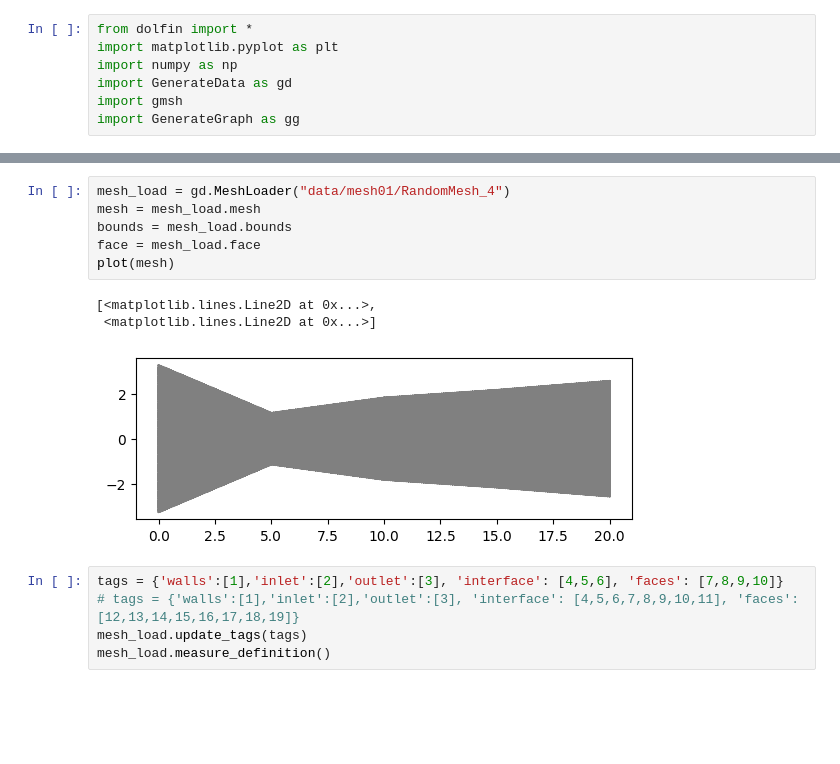
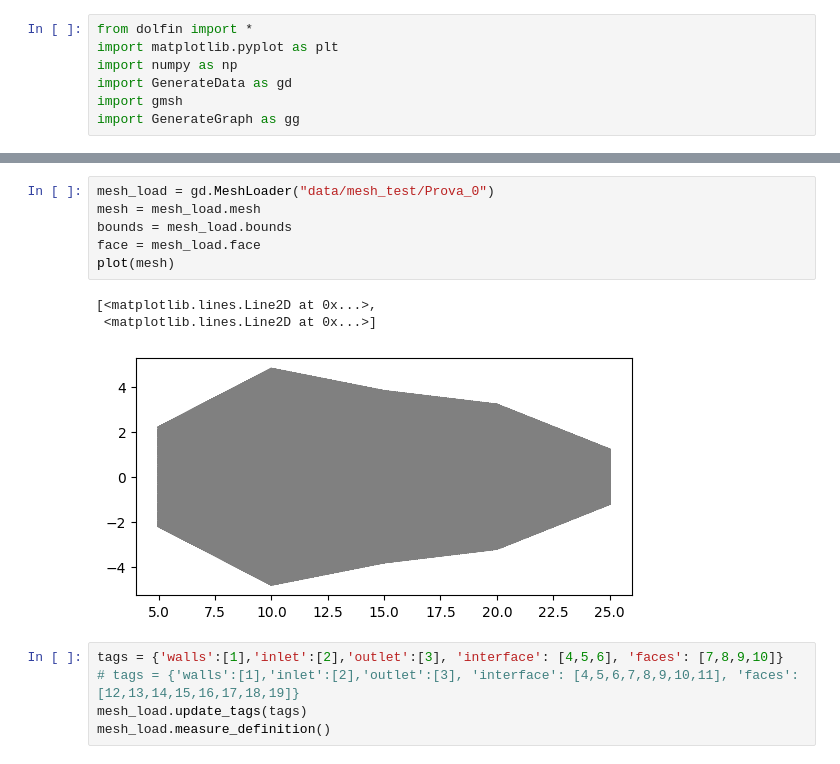
Before and after one commit to itsmebonny/pacsproj, a Jupyter notebook: RectangularDG.ipynb, the cells around one changed output, grey strips where cells are left out. Saved outputs shown, nothing was run; the diff lists cells and outputs as text; blank space fills up the shorter version.

Commit message:
mesh class

```diff
--- a/RectangularDG.ipynb
+++ b/RectangularDG.ipynb
@@ -34,13 +41,13 @@ import GenerateGraph as gg
 # %%
-mesh_load = gd.MeshLoader("data/mesh01/RandomMesh_4")
+mesh_load = gd.MeshLoader("data/mesh_test/Prova_0")
 mesh = mesh_load.mesh
 bounds = mesh_load.bounds
 face = mesh_load.face
 plot(mesh)
 # %% [output]
 [<matplotlib.lines.Line2D at 0x...>,
  <matplotlib.lines.Line2D at 0x...>]
-[figure, old version]
+[figure, new version]
 # %%
 tags = {'walls':[1],'inlet':[2],'outlet':[3], 'interface': [4,5,6], 'faces': [7,8,9,10]}
 # tags = {'walls':[1],'inlet':[2],'outlet':[3], 'interface': [4,5,6,7,8,9,10,11], 'faces': [12,13,14,15,16,17,18,19]}
```
Also changed, not shown: parts of 2 cells of this notebook, 14 other files.
